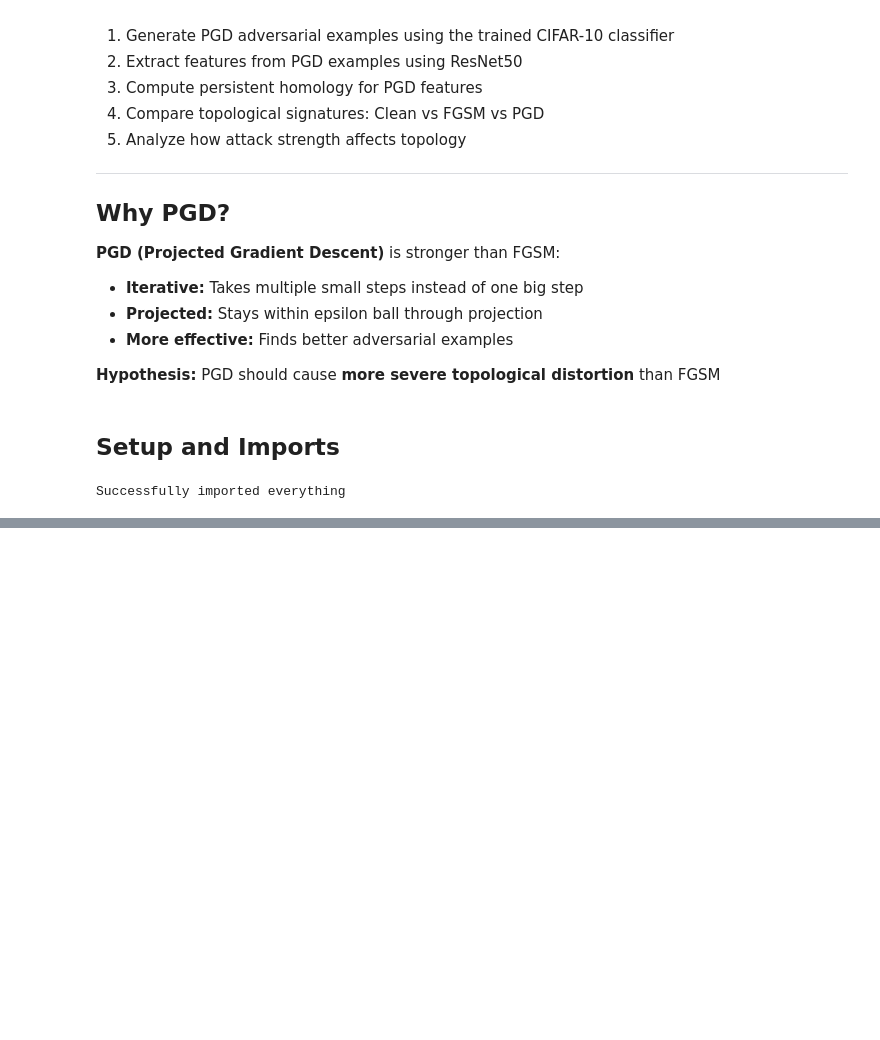
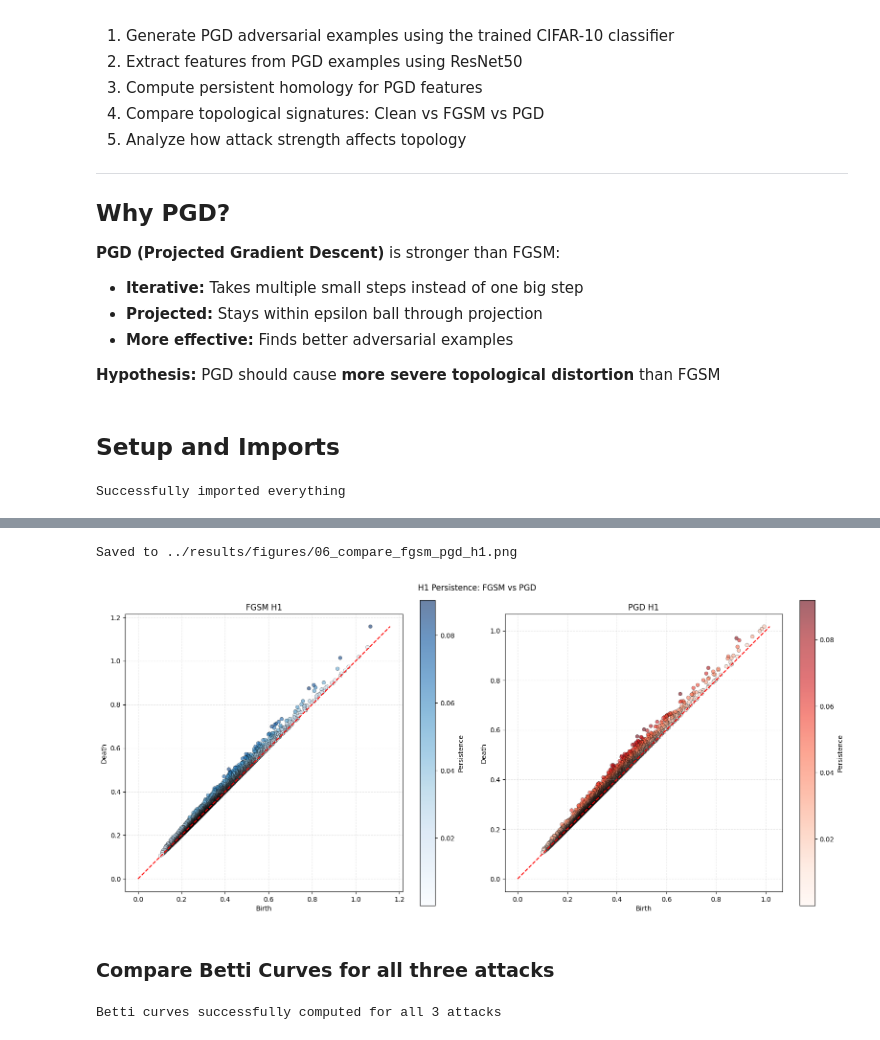
Before and after one commit to ShawarmaOnGit/tda-adversarial-detection, a Jupyter notebook: notebooks/06_pgd_topology.ipynb, the cells around one changed output, grey strips where cells are left out. Saved outputs shown, nothing was run; the diff lists cells and outputs as text; code cells hidden in the pictures; blank space fills up the shorter version.

```diff
--- a/notebooks/06_pgd_topology.ipynb
+++ b/notebooks/06_pgd_topology.ipynb
@@ -45,0 +445,27 @@ Successfully imported everything
+# %%
+# Compare FGSM vs PGD (H1)
+compare_persistence_diagrams(
+    fgsm_h1,
+    pgd_h1,
+    label1="FGSM H1",
+    label2="PGD H1",
+    title="H1 Persistence: FGSM vs PGD",
+    save_path="../results/figures/06_compare_fgsm_pgd_h1.png"
+)
+# %% [output]
+Saved to ../results/figures/06_compare_fgsm_pgd_h1.png
+[figure, added]
+# %% [markdown]
+### Compare Betti Curves for all three attacks
+# %%
+# Compute Betti curves for PGD
+epsilons_pgd_h0, betti_pgd_h0 = compute_betti_numbers(pgd_h0)
+epsilons_pgd_h1, betti_pgd_h1 = compute_betti_numbers(pgd_h1)
+
+# Also get clean and FGSM Betti curves
+epsilons_clean_h0, betti_clean_h0 = compute_betti_numbers(clean_h0)
+epsilons_fgsm_h0, betti_fgsm_h0 = compute_betti_numbers(fgsm_h0)
+
+print("Betti curves successfully computed for all 3 attacks")
+# %% [output]
+Betti curves successfully computed for all 3 attacks
```
Also changed, not shown: parts of 34 cells of this notebook, 5 other files.
